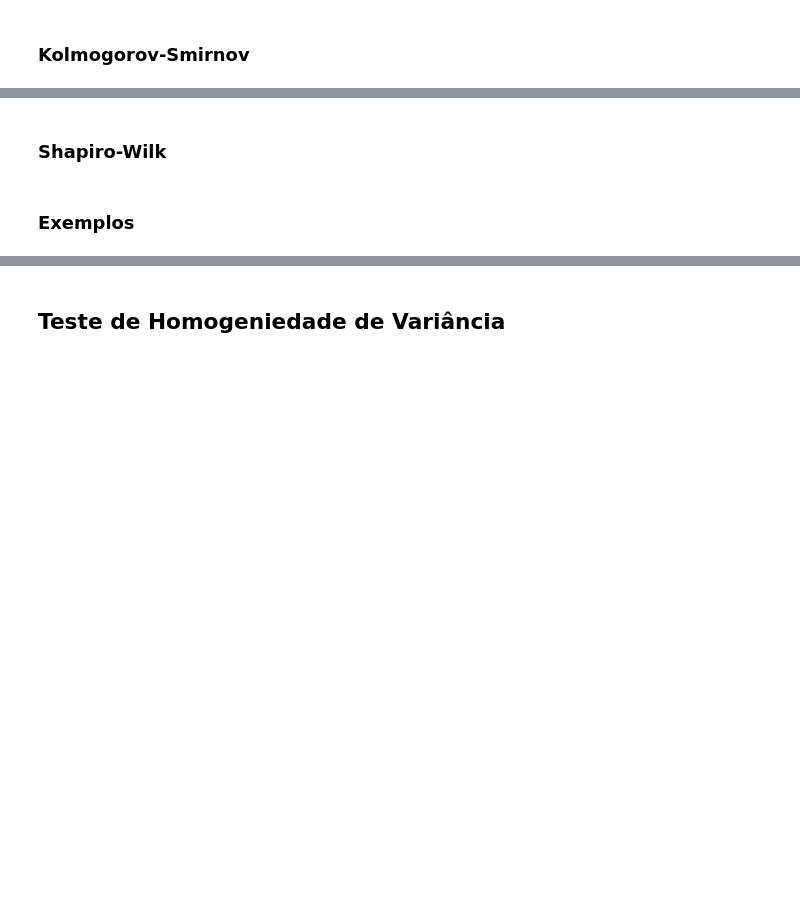
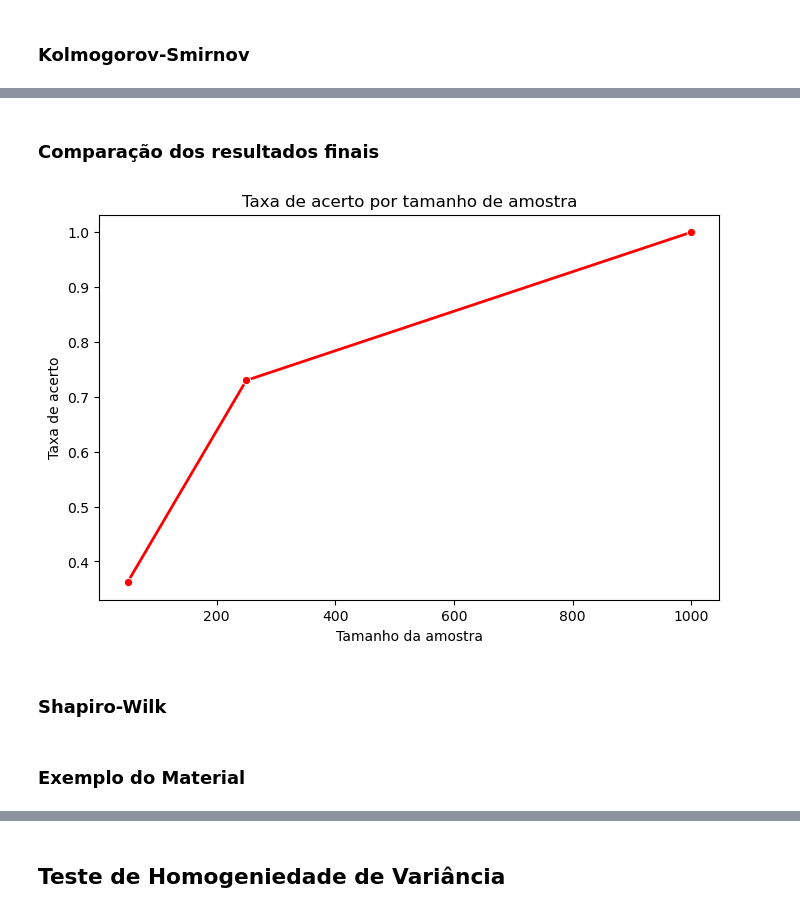
Before and after one commit to Jaosukex/Testes-de-Hipoteses, a Jupyter notebook: Testes_de_Hipoteses.ipynb, the cells around one changed output, grey strips where cells are left out. Drawn from its saved outputs; the diff is of its cells as text; code cells hidden in the pictures; blank space fills up the shorter version.

```diff
--- a/Testes_de_Hipoteses.ipynb
+++ b/Testes_de_Hipoteses.ipynb
@@ -308,0 +438,3 @@ Por p-value, aceitamos H0
+# %%
+amostras_1000_comp = comparacao_ks(amostras_1000, alfa)
+amostras_1000_comp
@@ -309,3 +508,44 @@ Por p-value, aceitamos H0
+# %% [markdown]
+### Comparação dos resultados finais
+# %%
+def calcular_taxa_acerto(amostras, metodo="rejeita_h0_manual"):
+    resultados = []
+    for tipo, grupo in amostras.groupby("tipo"):
+        if tipo == "normal":
+            esperado = False
+        else:
+            esperado = True
+
+        acertos = (grupo[metodo] == esperado).sum()
+        total = len(grupo)
+        taxa = acertos / total
+        resultados.append({"tipo": tipo, "taxa_acerto": taxa, "total": total})
+
+    return pd.DataFrame(resultados)
+# %%
+final50 = calcular_taxa_acerto(amostras_tam50)
+final250 = calcular_taxa_acerto(amostras_250_comp)
+final1000 = calcular_taxa_acerto(amostras_1000_comp)
+# %%
+media50 = final50['taxa_acerto'].mean()
+media250 = final250['taxa_acerto'].mean()
+media1000 = final1000['taxa_acerto'].mean()
+
+geral = pd.DataFrame({
+    'tamanho_amostra': [50, 250, 1000],
+    'taxa_acerto': [media50, media250, media1000]
+})
+
+plt.figure(figsize=(8, 5))
+sns.lineplot(data=geral, x='tamanho_amostra', y='taxa_acerto', marker='o', linewidth=2, color='red')
+
+plt.title("Taxa de acerto por tamanho de amostra")
+plt.xlabel("Tamanho da amostra")
+plt.ylabel("Taxa de acerto")
+plt.grid(False)
+plt.show()
+# %% [output]
+[figure, added]
 # %% [markdown]
 ### Shapiro-Wilk
 # %%
@@ -379,5 +638,5 @@ def escolha_sw(wcalc, alpha, n, p):
 # %% [markdown]
-### Exemplos
+### Exemplo do Material
 # %%
 valores = [15, 16, 18, 19, 20, 22, 23, 23,
           24, 24, 25, 28, 28, 29, 30, 30,
```
Also changed, not shown: parts of 102 cells of this notebook.
